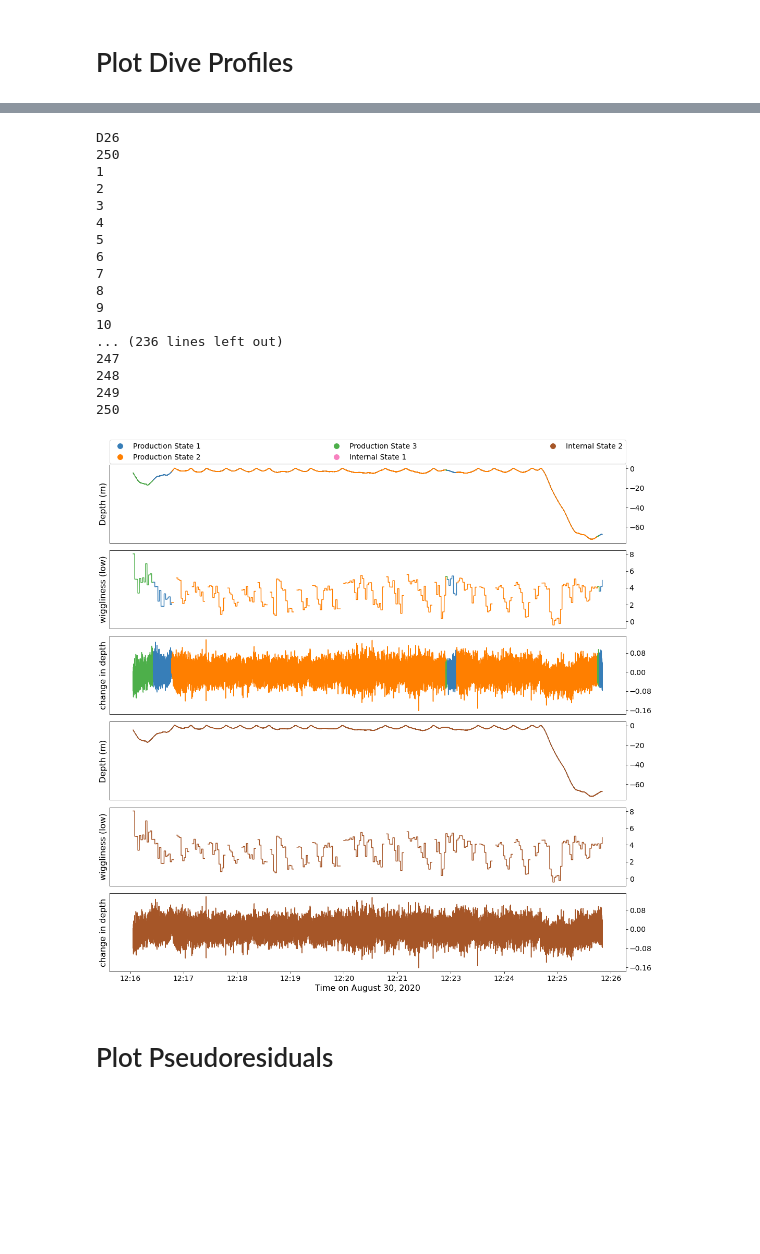
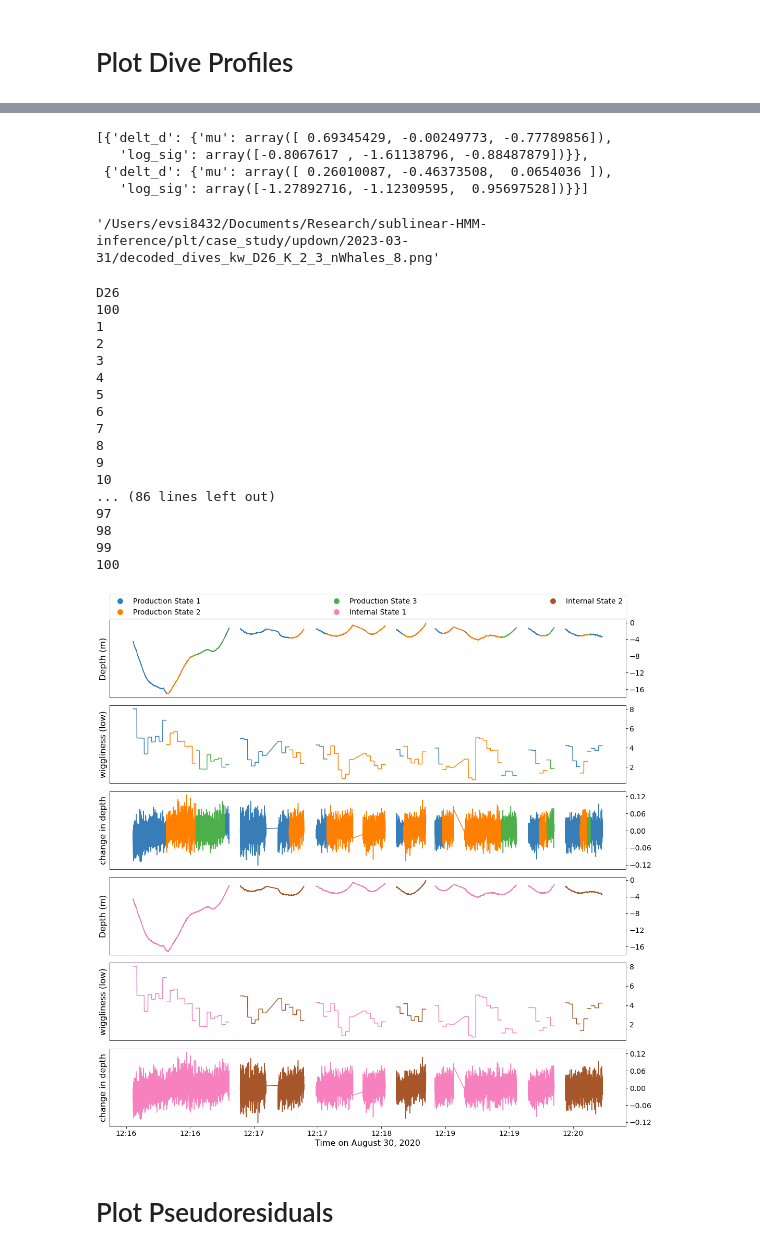
Before and after one commit to evsi8432/sublinear-HMM-inference, a Jupyter notebook: src/case-study-model-results-up-down.ipynb, the cells around one changed output, grey strips where cells are left out. Drawn from its saved outputs; the diff is of its cells as text; code cells hidden in the pictures; blank space fills up the shorter version.

Commit message:
update the updown case study

```diff
--- a/src/case-study-model-results-up-down.ipynb
+++ b/src/case-study-model-results-up-down.ipynb
@@ -149,5 +145,5 @@ data[1]
 # %%
-date = "2023-03-20"
+date = "2023-03-31"
 
 param_folder = "/Users/evsi8432/Documents/Research/sublinear-HMM-inference/params/case_study/updown/" + date
 plot_folder = "/Users/evsi8432/Documents/Research/sublinear-HMM-inference/plt/case_study/updown/" + date
@@ -405,8 +394,0 @@ for k1 in range(self.K[1]):
-# %%
-whale = "D26"
-df0 = df[df["ID"] == whale].reset_index().drop("index",axis=1).reset_index()
-ind = min(df0[df0.ID == whale]["index"])
-span = len(df0[df0.ID == whale]) - 2
-
-print(ind)
-print(span)
@@ -416,3 +484,14 @@ print(span)
+# %%
+self.theta
+# %% [output]
+[{'delt_d': {'mu': array([ 0.69345429, -0.00249773, -0.77789856]),
+   'log_sig': array([-0.8067617 , -1.61138796, -0.88487879])}},
+ {'delt_d': {'mu': array([ 0.26010087, -0.46373508,  0.0654036 ]),
+   'log_sig': array([-1.27892716, -1.12309595,  0.95697528])}}]
+# %%
+plot_folder+'/decoded_dives_kw_%s_K_%d_%d_nWhales_%d.png'%(whale,self.K[0],self.K[1],len(whales))
+# %% [output]
+'/Users/evsi8432/Documents/Research/sublinear-HMM-inference/plt/case_study/updown/2023-03-31/decoded_dives_kw_D26_K_2_3_nWhales_8.png'
 # %%
 for whale in ["D26"]:#whales:
 
@@ -420,7 +499,7 @@ for whale in ["D26"]:#whales:
 
     df0 = df[df["ID"] == whale].reset_index().drop("index",axis=1).reset_index()
     ind = min(df0[df0.ID == whale]["index"])
-    span = 250#len(df0[df0.ID == whale]) - 2
+    span = 100#len(df0[df0.ID == whale]) - 2
 
     # get delta d
     df0["delt_d"] = df0["ad"].diff()
@@ -462,11 +541,11 @@ for whale in ["D26"]:#whales:
                       [Line2D([0], [0], marker='o', color='w', label=leg_labels[i+self.K[1]],
                        markerfacecolor=coarse_colors[i], markersize=12) for i in range(self.K[0])]
 
-    fine_df = raw_df[raw_df["Time"] <= df0["stime"].iloc[ind+1]]
+    fine_df = raw_df[raw_df["Time"] <= df0["etime"].iloc[ind]]
     fine_df = fine_df[fine_df["Time"] >= df0["stime"].iloc[ind]]
     fine_df = fine_df[fine_df["ID"] == whale]
 
-    coarse_df = raw_df[raw_df["Time"] <= df0["stime"].iloc[ind+1]]
+    coarse_df = raw_df[raw_df["Time"] <= df0["etime"].iloc[ind]]
     coarse_df = coarse_df[coarse_df["Time"] >= df0["stime"].iloc[ind]]
     coarse_df = coarse_df[coarse_df["ID"] == whale]
 
@@ -474,12 +553,14 @@ for whale in ["D26"]:#whales:
 
         print(divenum)
 
-        dive_df = raw_df[raw_df["Time"] <= df0["stime"].iloc[divenum+1]]
+        dive_df = raw_df[raw_df["Time"] <= df0["etime"].iloc[divenum]]
         dive_df = dive_df[dive_df["Time"] >= df0["stime"].iloc[divenum]]
         dive_df = dive_df[dive_df["ID"] == whale]
 
         # plot dive profiles
-        if (ML_divetype[divenum] != ML_divetype[divenum-1]) or (divenum == ind+span):
+        if (ML_divetype[divenum] != ML_divetype[divenum-1]) or \
+           (ML_bouttype[divenum] != ML_bouttype[divenum-1]) or \
+           (divenum == ind+span):
 
             ax[0].plot(pd.to_datetime(fine_df["Time"]),
                        fine_df["Elevation"],
@@ -503,7 +584,9 @@ for whale in ["D26"]:#whales:
 
             fine_df = pd.concat([fine_df,dive_df])
 
-        if (ML_bouttype[divenum] != ML_bouttype[divenum-1]) or (divenum == ind+span):
+        if (ML_bouttype[divenum] != ML_bouttype[divenum-1]) or \
+           (ML_divetype[divenum] != ML_divetype[divenum-1]) or \
+           (divenum == ind+span):
 
             ax[3].plot(pd.to_datetime(coarse_df["Time"]),
                        coarse_df["Elevation"],
@@ -548,40 +631,40 @@ for whale in ["D26"]:#whales:
     ax[3].yaxis.set_major_locator(plt.MaxNLocator(5))
     ax[4].yaxis.set_major_locator(plt.MaxNLocator(5))
     ax[5].yaxis.set_major_locator(plt.MaxNLocator(5))
 
     ax[-1].set_xlabel("Time on August 30, 2020",fontsize=16)
     ax[-1].xaxis.set_major_locator(plt.MaxNLocator(10))
     ax[-1].xaxis.set_major_formatter(DateFormatter('%H:%M'))
 
     for ax0 in ax:
         ax0.yaxis.tick_right()
         for item in ax0.get_yticklabels():
             item.set_fontsize(14)
         for item in ax0.get_xticklabels():
             item.set_fontsize(14)
 
     plt.tight_layout()
     plt.savefig(plot_folder+'/decoded_dives_kw_%s_K_%d_%d_nWhales_%d.png'%(whale,self.K[0],self.K[1],len(whales)),dpi=300)
     plt.show()
 # %% [output]
 D26
-250
+100
 1
 2
 3
 4
 5
 6
 7
 8
 9
 10
-... (236 lines left out)
-247
-248
-249
-250
+... (86 lines left out)
+97
+98
+99
+100
-[figure, old version]
+[figure, new version]
 # %% [markdown]
 # Plot Pseudoresiduals
 # %%
```
Also changed, not shown: parts of 12 cells of this notebook, 3 other files.
